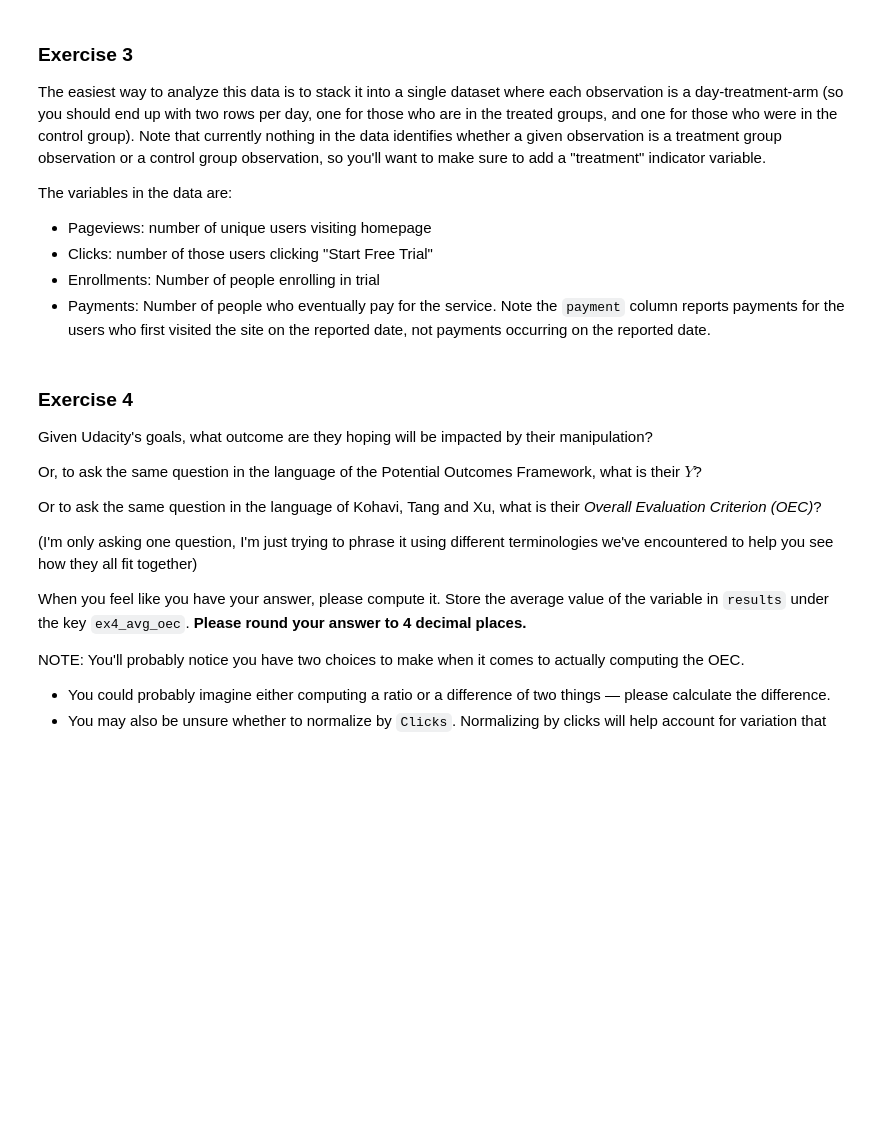
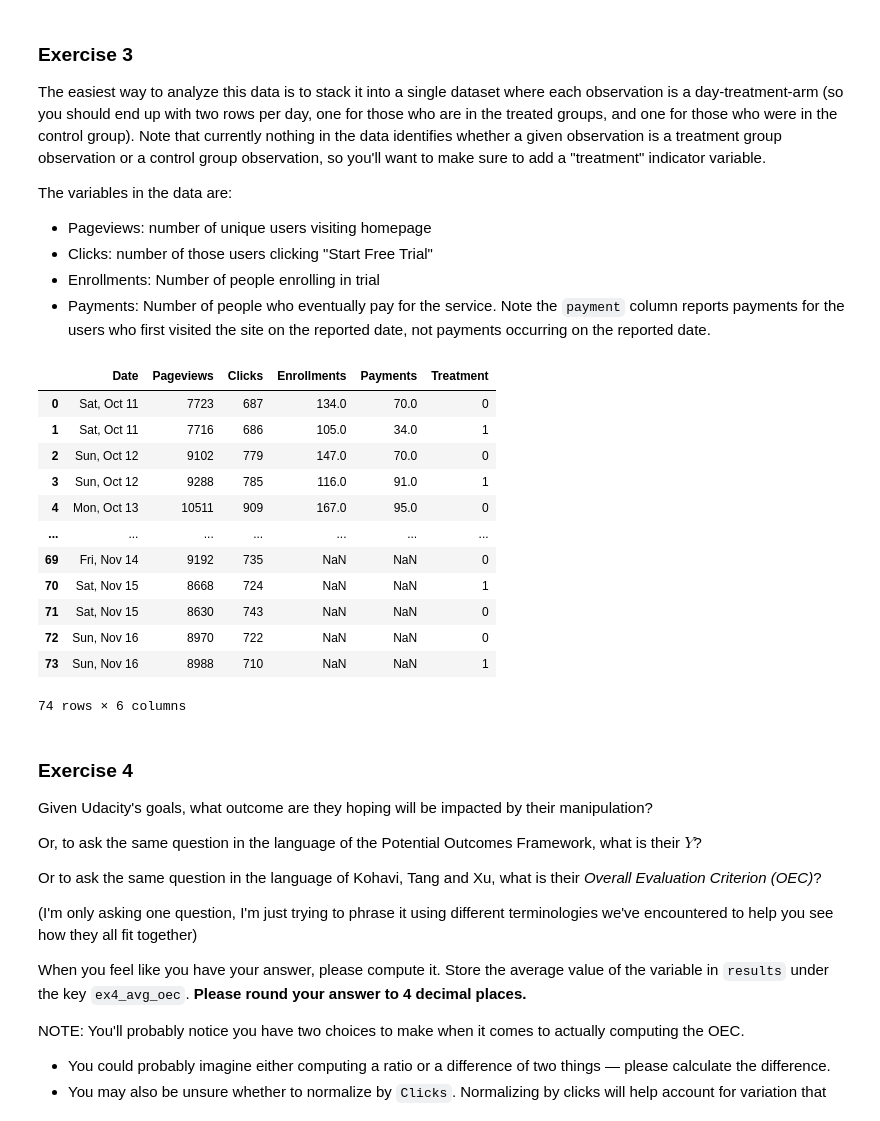
Before and after one commit to BrynnZhang/ds4human, a Jupyter notebook: AB testing/exercise_abtesting.ipynb, the cells around one changed output. Cells and saved outputs as stored; diff of their text form; code cells hidden in the pictures; blank space fills up the shorter version.

```diff
--- a/AB testing/exercise_abtesting.ipynb
+++ b/AB testing/exercise_abtesting.ipynb
@@ -58,6 +58,13 @@ assert set(results.keys()) == {
 Please remember that you are **only allowed THREE submissions to the autograder.** Your last submission (if you submit 3 or fewer times), or your third submission (if you submit more than 3 times) will determine your grade Submissions that error out will **not** count against this total.
 # %% [markdown]
 ## Import the Data
+# %%
+import numpy as np
+import pandas as pd
+
+pd.set_option("mode.copy_on_write", True)
+
+results = {}
 # %% [markdown]
 ### Exercise 1
 
@@ -66,6 +73,13 @@ Begin by importing Udacity's data on user behavior [here.](https://github.com/ni
 There are TWO datasets for this test — one for the control data (users who saw the original design), and one for treatment data (users who saw the experimental design). Udacity decided to show their test site to 1/2 of visitors, so there are roughly the same number of users appearing in each dataset (though this is not a requirement of AB tests).
 
 Please rmeember to load the data directly from github to assist the autograder.
+# %%
+control = pd.read_csv(
+    "https://github.com/nickeubank/MIDS_Data/raw/refs/heads/master/udacity_AB_testing/control_data.csv"
+)
+experiment = pd.read_csv(
+    "https://github.com/nickeubank/MIDS_Data/raw/refs/heads/master/udacity_AB_testing/experiment_data.csv"
+)
 # %% [markdown]
 ### Exercise 2
 
@@ -92,6 +124,30 @@ The variables in the data are:
 - Clicks: number of those users clicking "Start Free Trial"
 - Enrollments: Number of people enrolling in trial
 - Payments: Number of people who eventually pay for the service. Note the `payment` column reports payments for the users who first visited the site on the reported date, not payments occurring on the reported date.
+# %%
+control["Treatment"] = 0
+experiment["Treatment"] = 1
+
+df = pd.concat([control, experiment], ignore_index=True)
+# %%
+df["Date_parsed"] = pd.to_datetime(df["Date"], format="%a, %b %d")
+df = df.sort_values("Date_parsed").reset_index(drop=True)
+# %%
+df.drop(columns=["Date_parsed"], inplace=True)
+# %% [output]
+|  | Date | Pageviews | Clicks | Enrollments | Payments | Treatment |
+| 0 | Sat, Oct 11 | 7723 | 687 | 134.0 | 70.0 | 0 |
+| 1 | Sat, Oct 11 | 7716 | 686 | 105.0 | 34.0 | 1 |
+| 2 | Sun, Oct 12 | 9102 | 779 | 147.0 | 70.0 | 0 |
+| 3 | Sun, Oct 12 | 9288 | 785 | 116.0 | 91.0 | 1 |
+| 4 | Mon, Oct 13 | 10511 | 909 | 167.0 | 95.0 | 0 |
+| ... | ... | ... | ... | ... | ... | ... |
+| 69 | Fri, Nov 14 | 9192 | 735 | NaN | NaN | 0 |
+| 70 | Sat, Nov 15 | 8668 | 724 | NaN | NaN | 1 |
+| 71 | Sat, Nov 15 | 8630 | 743 | NaN | NaN | 0 |
+| 72 | Sun, Nov 16 | 8970 | 722 | NaN | NaN | 0 |
+| 73 | Sun, Nov 16 | 8988 | 710 | NaN | NaN | 1 |
+74 rows × 6 columns
 # %% [markdown]
 ### Exercise 4
 
```
Also changed, not shown: parts of 4 cells of this notebook.
